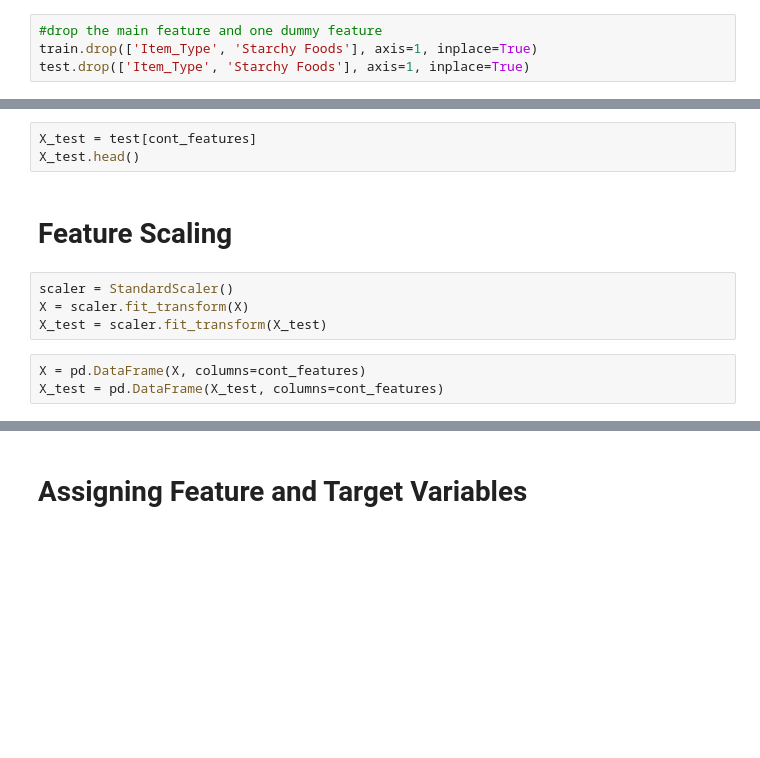
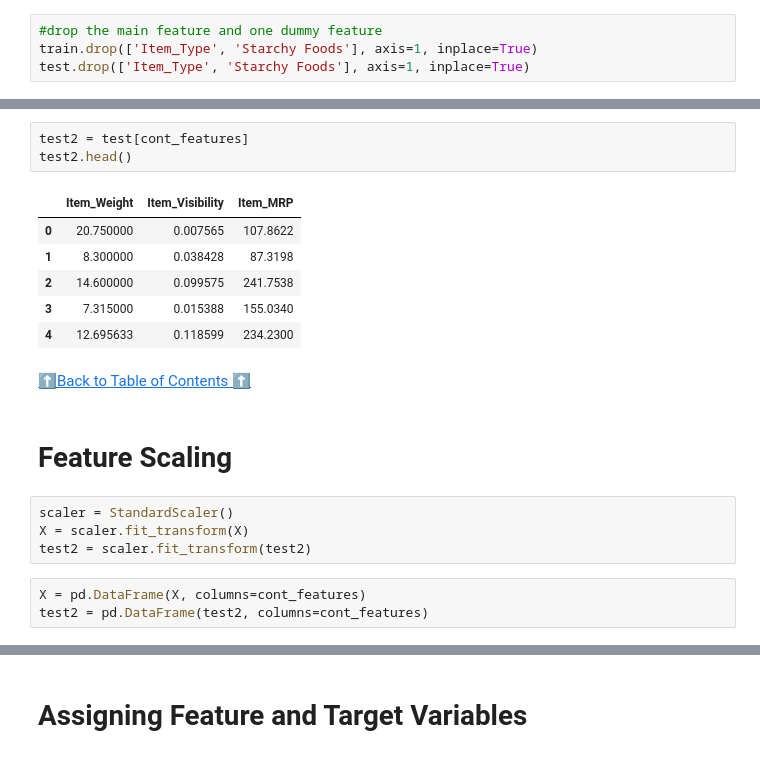
Before and after one commit to eyadayman12/Data-Science-and-Machine-Learning-Projects, a Jupyter notebook: BigMart Sales Prediction/BigMart Sales Prediction Project.ipynb, the cells around one changed output, grey strips where cells are left out. Drawn from its saved outputs; the diff is of its cells as text; blank space fills up the shorter version.

```diff
--- a/BigMart Sales Prediction/BigMart Sales Prediction Project.ipynb
+++ b/BigMart Sales Prediction/BigMart Sales Prediction Project.ipynb
@@ -743,15 +929,24 @@ X.head()
 # %%
-X_test = test[cont_features]
-X_test.head()
+test2 = test[cont_features]
+test2.head()
+# %% [output]
+|  | Item_Weight | Item_Visibility | Item_MRP |
+| 0 | 20.750000 | 0.007565 | 107.8622 |
+| 1 | 8.300000 | 0.038428 | 87.3198 |
+| 2 | 14.600000 | 0.099575 | 241.7538 |
+| 3 | 7.315000 | 0.015388 | 155.0340 |
+| 4 | 12.695633 | 0.118599 | 234.2300 |
+# %% [markdown]
+<a href="#toc" role="button" aria-pressed="true" >⬆️Back to Table of Contents ⬆️</a>
 # %% [markdown]
 <a id='7'></a>
 # Feature Scaling
 # %%
 scaler = StandardScaler()
 X = scaler.fit_transform(X)
-X_test = scaler.fit_transform(X_test)
+test2 = scaler.fit_transform(test2)
 # %%
 X = pd.DataFrame(X, columns=cont_features)
-X_test = pd.DataFrame(X_test, columns=cont_features)
+test2 = pd.DataFrame(test2, columns=cont_features)
 # %%
 X.head()
```
Also changed, not shown: parts of 68 cells of this notebook.
